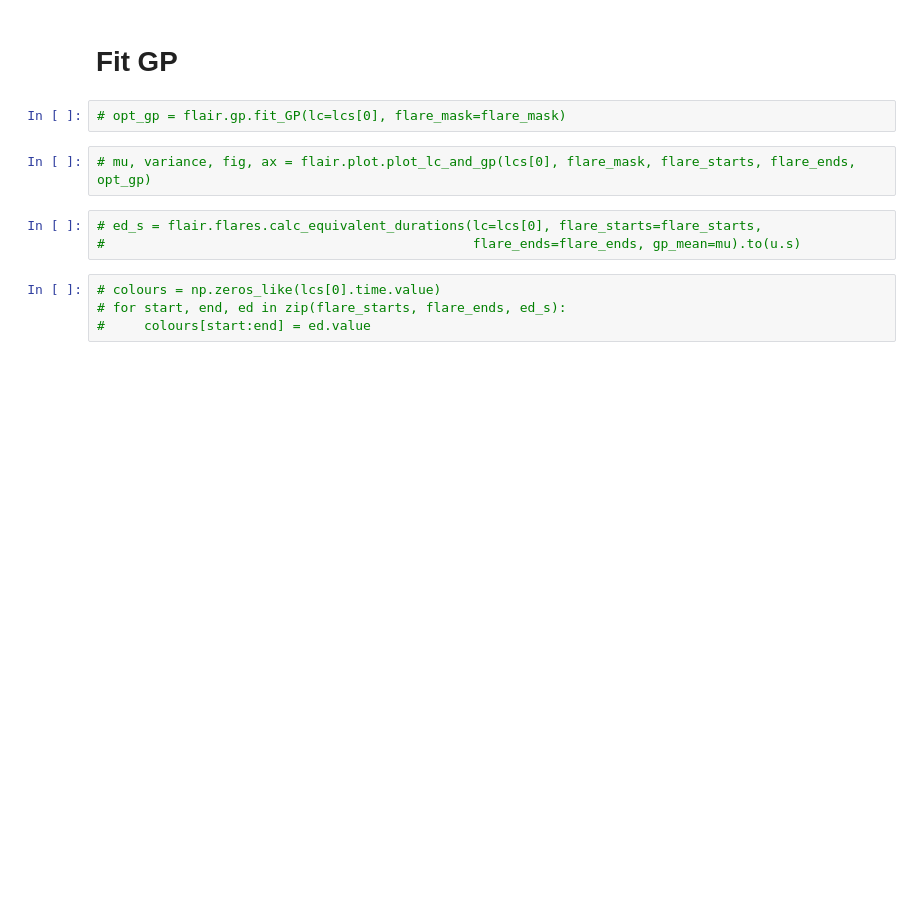
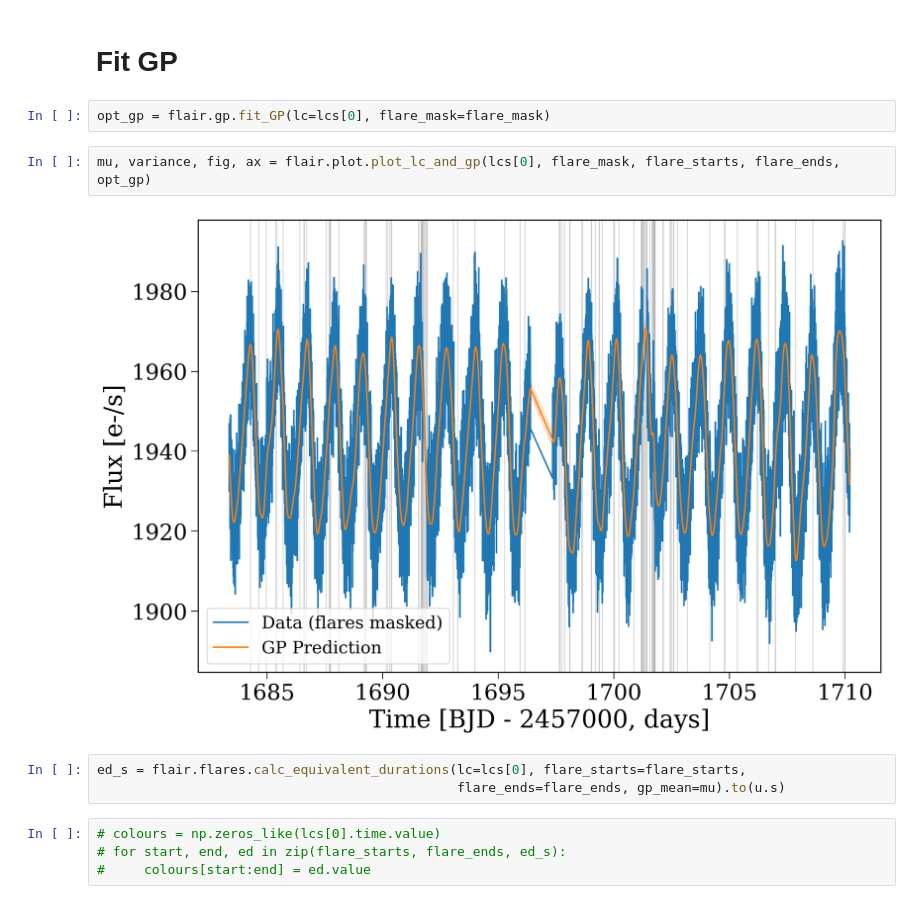
Before and after one commit to TomWagg/flair, a Jupyter notebook: notebooks/tom.ipynb, the cells around one changed output. Cells and saved outputs as stored; diff of their text form; blank space fills up the shorter version.

```diff
--- a/notebooks/tom.ipynb
+++ b/notebooks/tom.ipynb
@@ -49,12 +74,14 @@ flare_mask, flare_starts, flare_ends = flair.flares.get_flares(avg_pred)
 # %% [markdown]
 # Fit GP
 # %%
-# opt_gp = flair.gp.fit_GP(lc=lcs[0], flare_mask=flare_mask)
+opt_gp = flair.gp.fit_GP(lc=lcs[0], flare_mask=flare_mask)
 # %%
-# mu, variance, fig, ax = flair.plot.plot_lc_and_gp(lcs[0], flare_mask, flare_starts, flare_ends, opt_gp)
+mu, variance, fig, ax = flair.plot.plot_lc_and_gp(lcs[0], flare_mask, flare_starts, flare_ends, opt_gp)
+# %% [output]
+[figure, added]
 # %%
-# ed_s = flair.flares.calc_equivalent_durations(lc=lcs[0], flare_starts=flare_starts,
-#                                               flare_ends=flare_ends, gp_mean=mu).to(u.s)
+ed_s = flair.flares.calc_equivalent_durations(lc=lcs[0], flare_starts=flare_starts,
+                                              flare_ends=flare_ends, gp_mean=mu).to(u.s)
 # %%
 # colours = np.zeros_like(lcs[0].time.value)
 # for start, end, ed in zip(flare_starts, flare_ends, ed_s):
```
Also changed, not shown: parts of 9 cells of this notebook, 1 other file.
